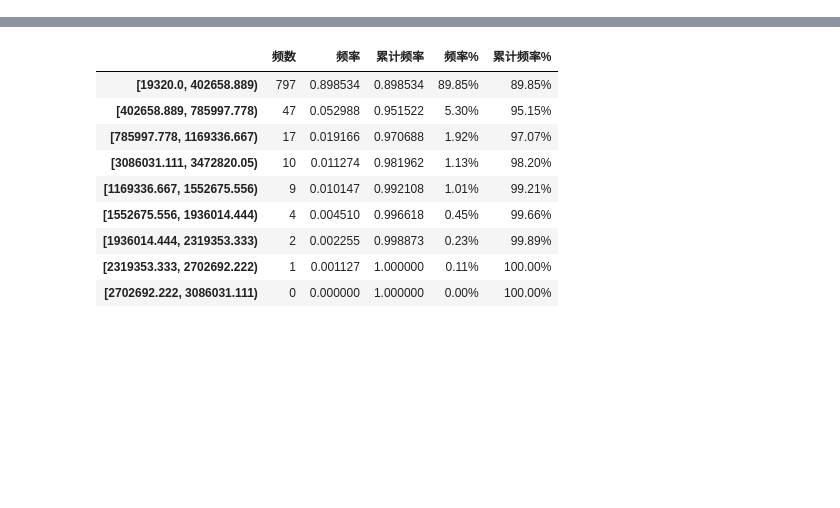
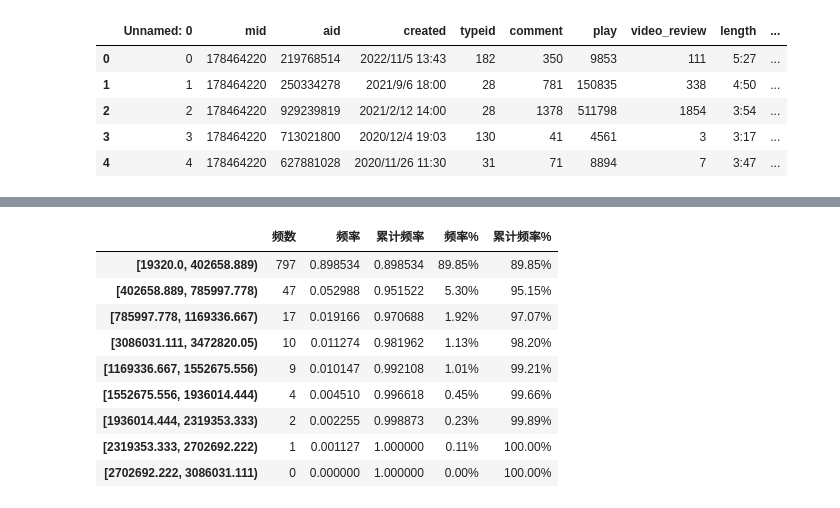
Before and after one commit to juanliu27/Vtuber_Profitability, a Jupyter notebook: data_pre-processing.ipynb, the cells around one changed output, grey strips where cells are left out. Cells and saved outputs as stored; diff of their text form; code cells hidden in the pictures; blank space fills up the shorter version.

```diff
--- a/论文数据处理.ipynb
+++ b/data_pre-processing.ipynb
@@ -8,0 +61,10 @@ import math
+# %%
+liver_video_data=pd.read_csv("Crawled_Dataset\虚拟主播视频数据.csv",encoding="gb18030")
+liver_video_data.head()
+# %% [output]
+|  | Unnamed: 0 | mid | aid | created | typeid | comment | play | video_review | length | ... |
+| 0 | 0 | 178464220 | 219768514 | 2022/11/5 13:43 | 182 | 350 | 9853 | 111 | 5:27 | ... |
+| 1 | 1 | 178464220 | 250334278 | 2021/9/6 18:00 | 28 | 781 | 150835 | 338 | 4:50 | ... |
+| 2 | 2 | 178464220 | 929239819 | 2021/2/12 14:00 | 28 | 1378 | 511798 | 1854 | 3:54 | ... |
+| 3 | 3 | 178464220 | 713021800 | 2020/12/4 19:03 | 130 | 41 | 4561 | 3 | 3:17 | ... |
+| 4 | 4 | 178464220 | 627881028 | 2020/11/26 11:30 | 31 | 71 | 8894 | 7 | 3:47 | ... |
```
Also changed, not shown: parts of 9 cells of this notebook, 22 other files.
